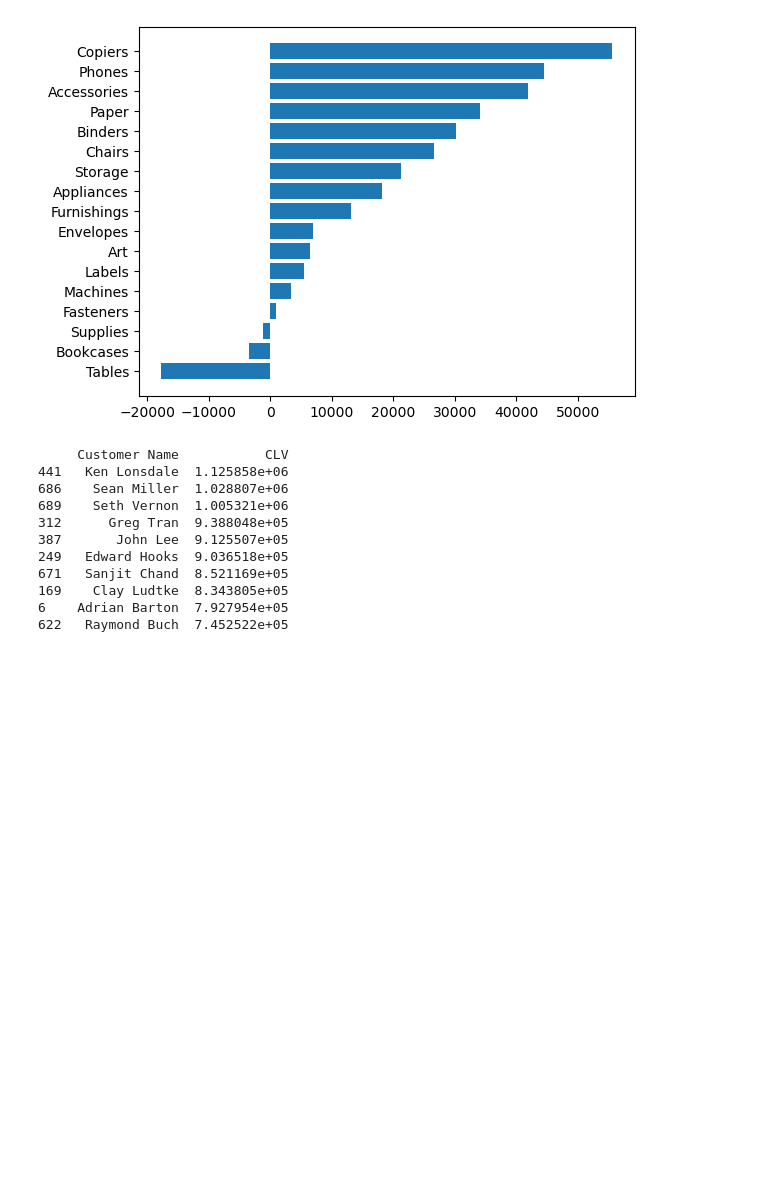
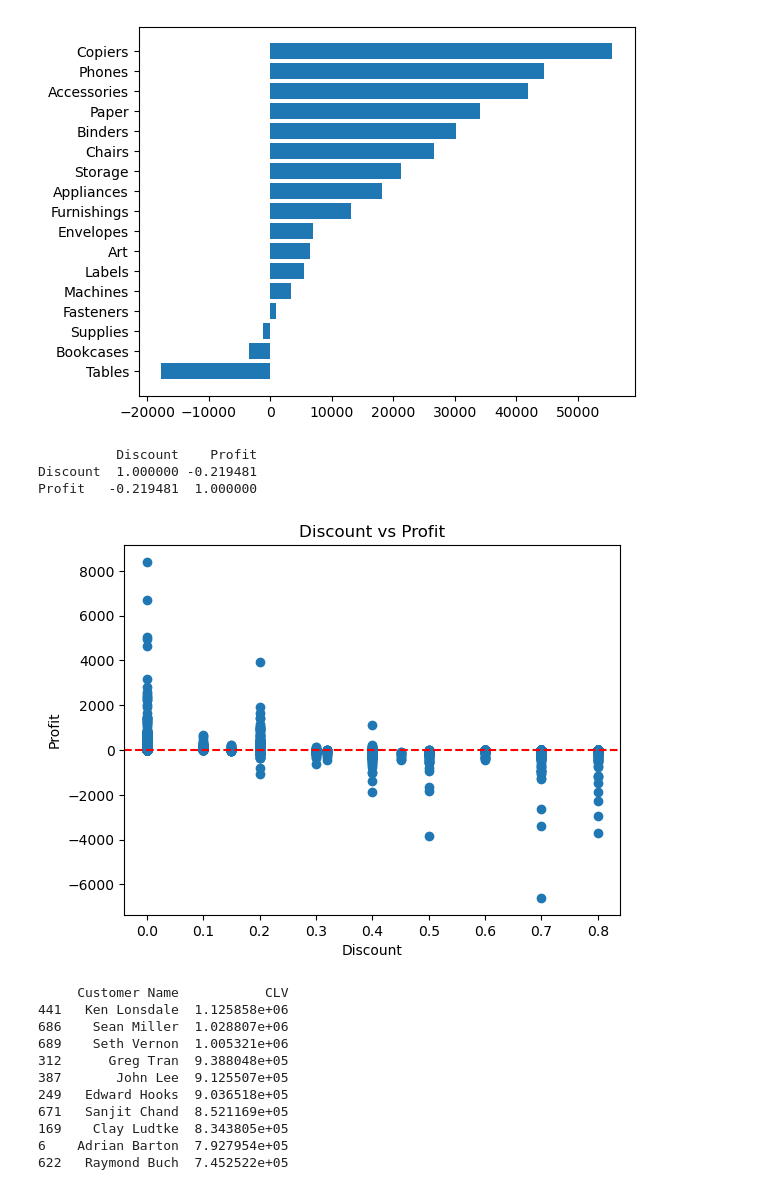
Before and after one commit to zakianazzum/superstore_sales_analysis, a Jupyter notebook: sales_analysis.ipynb, the cells around one changed output. Cells and saved outputs as stored; diff of their text form; code cells hidden in the pictures; blank space fills up the shorter version.

Commit message:
Region,State and Profit Analysis

```diff
--- a/sales_analysis.ipynb
+++ b/sales_analysis.ipynb
@@ -589,6 +553,25 @@ plt.barh(profit_per_sbCatgory['Sub-Category'], profit_per_sbCatgory['Total Profi
 # %% [output]
 <BarContainer object of 17 artists>
 [figure]
+# %%
+# Affect of discount rate overall profitability across different products or categories
+
+corre = df[['Discount', 'Profit']].corr()
+
+print(corre)
+# %% [output]
+          Discount    Profit
+Discount  1.000000 -0.219481
+Profit   -0.219481  1.000000
+# %%
+plt.scatter(df['Discount'], df['Profit'])
+plt.title('Discount vs Profit')
+plt.xlabel('Discount')
+plt.ylabel('Profit')
+plt.axhline(0, color='red', linestyle='--')
+plt.show()
+# %% [output]
+[figure, added]
 # %%
 customer_clv = df.groupby('Customer Name')['CLV'].sum().reset_index()
 customer_high_CLV = customer_clv.sort_values(by='CLV', ascending=False)
```
Also changed, not shown: parts of 37 cells of this notebook, 1 other file.
